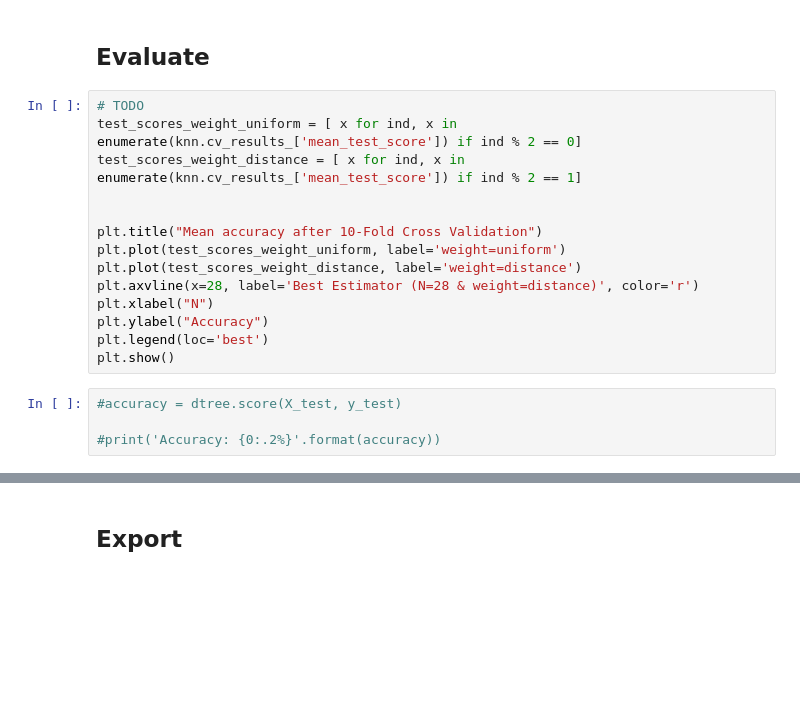
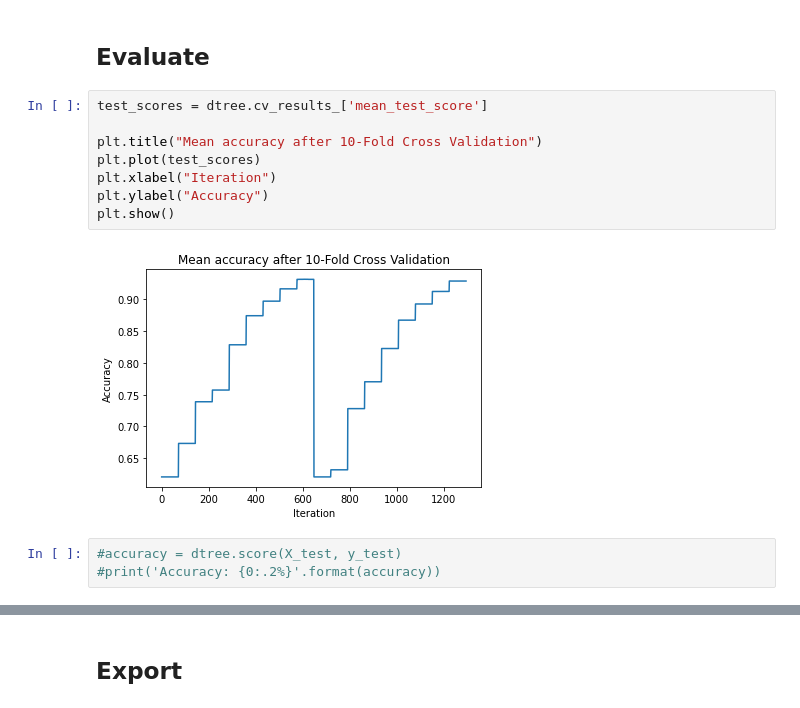
Before and after one commit to Sulasdeli/SecRiskAI, a Jupyter notebook: notebooks/train_evaluate_export_models.ipynb, the cells around one changed output, grey strips where cells are left out. Drawn from its saved outputs; the diff is of its cells as text; blank space fills up the shorter version.

```diff
--- a/notebooks/train_evaluate_export_models.ipynb
+++ b/notebooks/train_evaluate_export_models.ipynb
@@ -320,23 +330,18 @@ print('Best Accuracy: {0:.2%}'.format(dtree.best_score_))
 #print(f"Training time for Decision Tree Classifier: {stop - start}s")
 # %% [markdown]
 ## Evaluate
-# %%
-# TODO
-test_scores_weight_uniform = [ x for ind, x in enumerate(knn.cv_results_['mean_test_score']) if ind % 2 == 0]
-test_scores_weight_distance = [ x for ind, x in enumerate(knn.cv_results_['mean_test_score']) if ind % 2 == 1]
-
-
-plt.title("Mean accuracy after 10-Fold Cross Validation")
-plt.plot(test_scores_weight_uniform, label='weight=uniform')
-plt.plot(test_scores_weight_distance, label='weight=distance')
-plt.axvline(x=28, label='Best Estimator (N=28 & weight=distance)', color='r')
-plt.xlabel("N")
-plt.ylabel("Accuracy")
-plt.legend(loc='best')
-plt.show()
+# %%
+test_scores = dtree.cv_results_['mean_test_score']
+
+plt.title("Mean accuracy after 10-Fold Cross Validation")
+plt.plot(test_scores)
+plt.xlabel("Iteration")
+plt.ylabel("Accuracy")
+plt.show()
+# %% [output]
+[figure, added]
 # %%
 #accuracy = dtree.score(X_test, y_test)
-
 #print('Accuracy: {0:.2%}'.format(accuracy))
 # %%
 plot_confusion_matrix(dtree, X_test, y_test)
```
Also changed, not shown: parts of 15 cells of this notebook, 1 other file.
